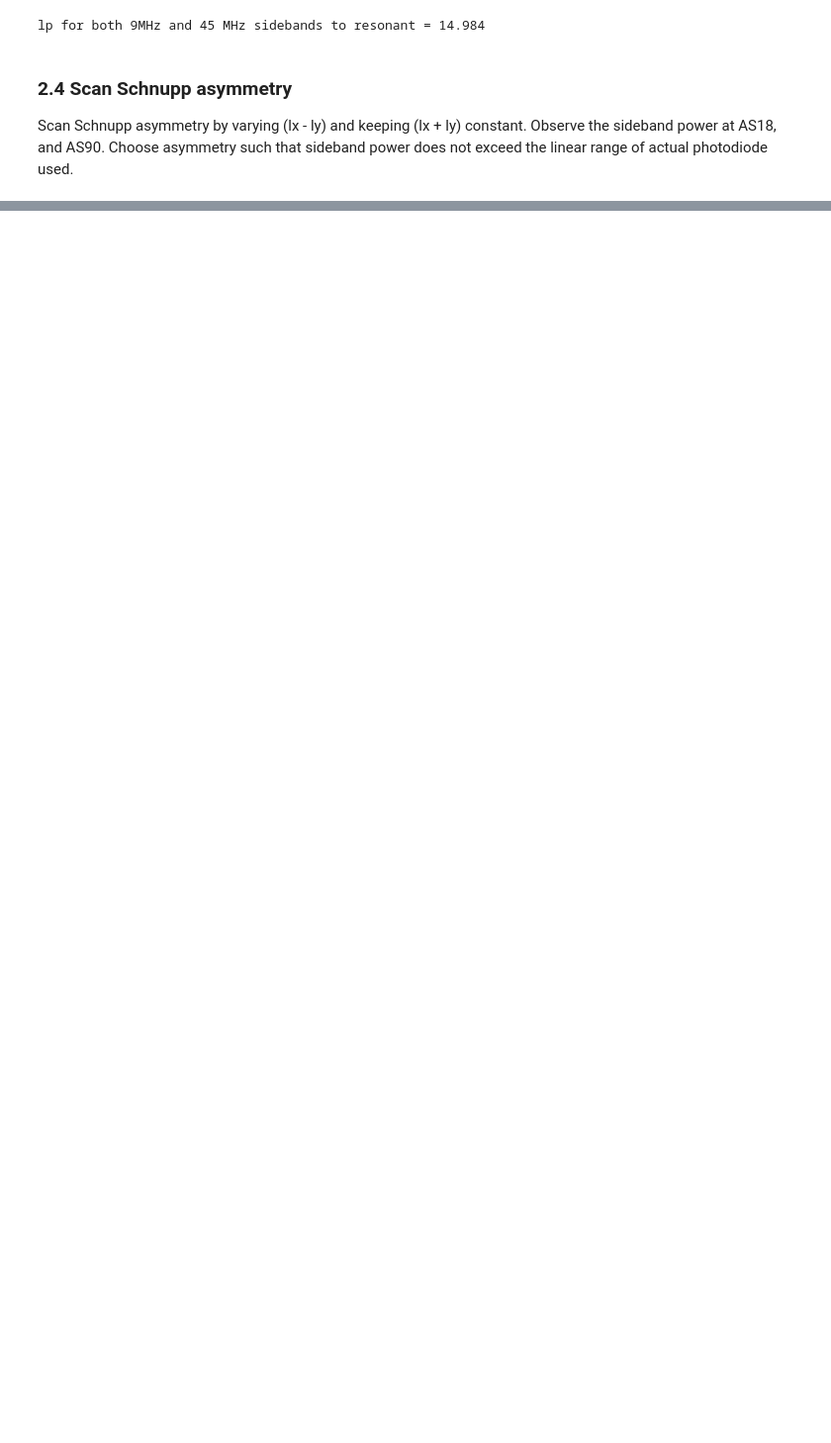
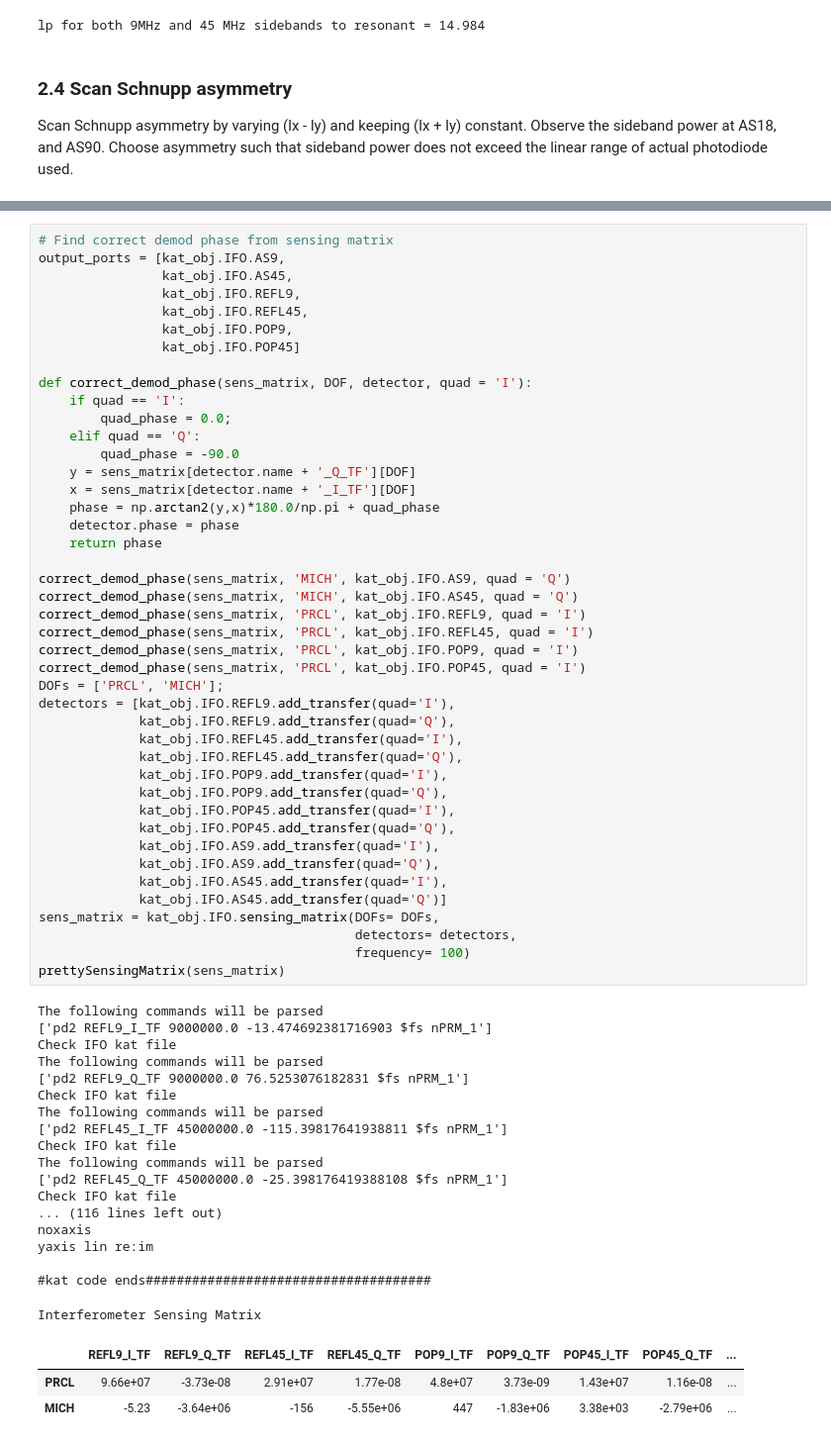
Before and after one commit to sivanandareddy/my_finesse_exercises, a Jupyter notebook: PRMI_IFO_params.ipynb, the cells around one changed output, grey strips where cells are left out. Shown at 99% size. Saved outputs shown, nothing was run; the diff lists cells and outputs as text; blank space fills up the shorter version.

```diff
--- a/PRMI_IFO_params.ipynb
+++ b/PRMI_IFO_params.ipynb
@@ -399,0 +518,65 @@ out_obj.plot(xlabel = 'Scan lx - ly in (m)',
+# %%
+# Find correct demod phase from sensing matrix
+output_ports = [kat_obj.IFO.AS9,
+                kat_obj.IFO.AS45,
+                kat_obj.IFO.REFL9,
+                kat_obj.IFO.REFL45,
+                kat_obj.IFO.POP9,
+                kat_obj.IFO.POP45]
+
+def correct_demod_phase(sens_matrix, DOF, detector, quad = 'I'):
+    if quad == 'I':
+        quad_phase = 0.0;
+    elif quad == 'Q':
+        quad_phase = -90.0
+    y = sens_matrix[detector.name + '_Q_TF'][DOF]
+    x = sens_matrix[detector.name + '_I_TF'][DOF]
+    phase = np.arctan2(y,x)*180.0/np.pi + quad_phase
+    detector.phase = phase
+    return phase
+
+correct_demod_phase(sens_matrix, 'MICH', kat_obj.IFO.AS9, quad = 'Q')
+correct_demod_phase(sens_matrix, 'MICH', kat_obj.IFO.AS45, quad = 'Q')
+correct_demod_phase(sens_matrix, 'PRCL', kat_obj.IFO.REFL9, quad = 'I')
+correct_demod_phase(sens_matrix, 'PRCL', kat_obj.IFO.REFL45, quad = 'I')
+correct_demod_phase(sens_matrix, 'PRCL', kat_obj.IFO.POP9, quad = 'I')
+correct_demod_phase(sens_matrix, 'PRCL', kat_obj.IFO.POP45, quad = 'I')
+DOFs = ['PRCL', 'MICH'];
+detectors = [kat_obj.IFO.REFL9.add_transfer(quad='I'),
+             kat_obj.IFO.REFL9.add_transfer(quad='Q'),
+             kat_obj.IFO.REFL45.add_transfer(quad='I'),
+             kat_obj.IFO.REFL45.add_transfer(quad='Q'),
+             kat_obj.IFO.POP9.add_transfer(quad='I'),
+             kat_obj.IFO.POP9.add_transfer(quad='Q'),
+             kat_obj.IFO.POP45.add_transfer(quad='I'),
+             kat_obj.IFO.POP45.add_transfer(quad='Q'),
+             kat_obj.IFO.AS9.add_transfer(quad='I'),
+             kat_obj.IFO.AS9.add_transfer(quad='Q'),
+             kat_obj.IFO.AS45.add_transfer(quad='I'),
+             kat_obj.IFO.AS45.add_transfer(quad='Q')]
+sens_matrix = kat_obj.IFO.sensing_matrix(DOFs= DOFs,
+                                         detectors= detectors,
+                                         frequency= 100)
+prettySensingMatrix(sens_matrix)
+# %% [output]
+The following commands will be parsed
+['pd2 REFL9_I_TF 9000000.0 -13.474692381716903 $fs nPRM_1']
+Check IFO kat file
+The following commands will be parsed
+['pd2 REFL9_Q_TF 9000000.0 76.5253076182831 $fs nPRM_1']
+Check IFO kat file
+The following commands will be parsed
+['pd2 REFL45_I_TF 45000000.0 -115.39817641938811 $fs nPRM_1']
+Check IFO kat file
+The following commands will be parsed
+['pd2 REFL45_Q_TF 45000000.0 -25.398176419388108 $fs nPRM_1']
+Check IFO kat file
+... (116 lines left out)
+noxaxis
+yaxis lin re:im
+
+#kat code ends#####################################
+Interferometer Sensing Matrix
+|  | REFL9_I_TF | REFL9_Q_TF | REFL45_I_TF | REFL45_Q_TF | POP9_I_TF | POP9_Q_TF | POP45_I_TF | POP45_Q_TF | ... |
+| PRCL | 9.66e+07 | -3.73e-08 | 2.91e+07 | 1.77e-08 | 4.8e+07 | 3.73e-09 | 1.43e+07 | 1.16e-08 | ... |
+| MICH | -5.23 | -3.64e+06 | -156 | -5.55e+06 | 447 | -1.83e+06 | 3.38e+03 | -2.79e+06 | ... |
```
Also changed, not shown: parts of 13 cells of this notebook.
